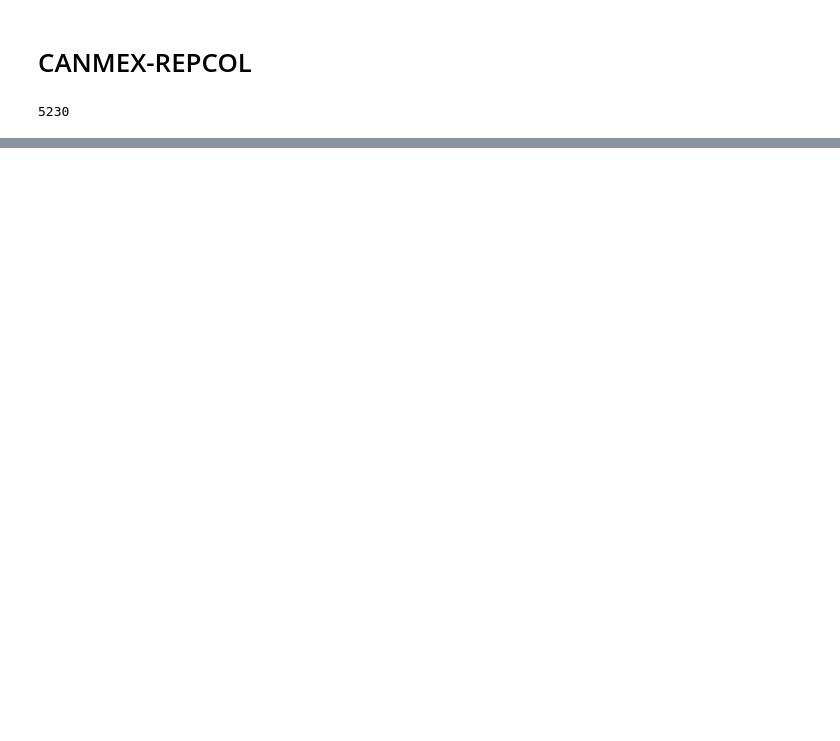
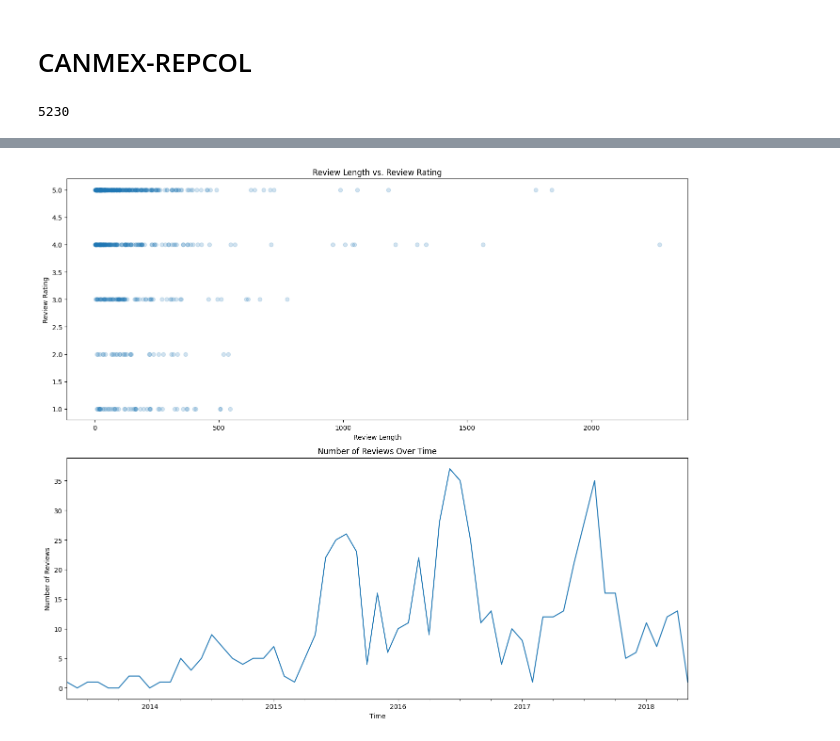
Before and after one commit to josegarciav/factored-datathon-2023-CANMEX-REPCOL, a Jupyter notebook: notebook_1.ipynb, the cells around one changed output, grey strips where cells are left out. Saved outputs shown, nothing was run; the diff lists cells and outputs as text; code cells hidden in the pictures; blank space fills up the shorter version.

Commit message:
second one
added feature engineering and EDA features

```diff
--- a/notebook_1.ipynb
+++ b/notebook_1.ipynb
@@ -81,0 +159,3 @@ df_reviews
+# %%
+df_merged = pd.merge(df_reviews, df_metadata, on='asin', how='inner')
+df_merged.shape
@@ -81,0 +164,9 @@ df_reviews
+# %%
+# Feature engineering
+df_merged['summary_sentiment'] = df_merged['summary'].apply(lambda x: TextBlob(str(x)).sentiment.polarity) # Get a quick sentiment score of summary
+df_merged['reviewText'] = df_merged['reviewText'].apply(str)
+df_merged['reviewLength'] = df_merged['reviewText'].apply(len)
+df_merged['reviewText_sentiment'] = df_merged['reviewText'].apply(lambda x: TextBlob(str(x)).sentiment.polarity) # Get a quick sentiment score of reviewText
+df_merged['reviewCount'] = df_merged.groupby('reviewerID')['reviewerID'].transform('count')
+df_merged['uniqueProducts'] = df_merged.groupby('reviewerID')['asin'].transform('nunique')
+df_merged['reviewLength'] = df_merged['reviewText'].str.len()
@@ -81,0 +175,5 @@ df_reviews
+# %%
+max_date = df_merged['reviewTime'].max()
+five_years_ago = max_date - pd.DateOffset(years=5)
+df_merged = df_merged[df_merged['reviewTime'] >= five_years_ago]
+df_merged.shape
@@ -81,0 +189,9 @@ df_reviews
+# %%
+df_merged['price'] = df_merged['price'].astype(str).replace(' +', ' ', regex=True)
+df_merged['price'] = df_merged['price'].apply(lambda x: x.replace('$', '') if isinstance(x, str) else x)
+df_merged[['price_low', 'price_high']] = df_merged['price'].str.split(' - ', expand=True)
+df_merged[['price_low', 'price_high']] = df_merged[['price_low', 'price_high']].apply(pd.to_numeric, errors='coerce')
+df_merged['average_price'] = df_merged[['price_low', 'price_high']].mean(axis=1)
+df_merged['average_price'] = np.where((df_merged['average_price']==0) | (df_merged['average_price']==""),
+                                      df_merged['price'], df_merged['average_price'])
+df_merged['average_price'] = df_merged['average_price'].fillna(0).astype(int)
@@ -81,0 +214,14 @@ df_reviews
+# %%
+fig, axs = plt.subplots(2, 1, figsize=(14, 12))
+axs[0].scatter(df_merged['reviewLength'], df_merged['overall'], alpha=0.2) # Comparison of length vs rating
+axs[0].set_title('Review Length vs. Review Rating')
+axs[0].set_xlabel('Review Length')
+axs[0].set_ylabel('Review Rating')
+df_merged.resample('M', on='reviewTime')['reviewText'].count().plot(ax=axs[1])
+axs[1].set_title('Number of Reviews Over Time')
+axs[1].set_xlabel('Time')
+axs[1].set_ylabel('Number of Reviews')
+plt.tight_layout()
+plt.show()
+# %% [output]
+[figure, added]
```
Also changed, not shown: parts of 22 cells of this notebook.
